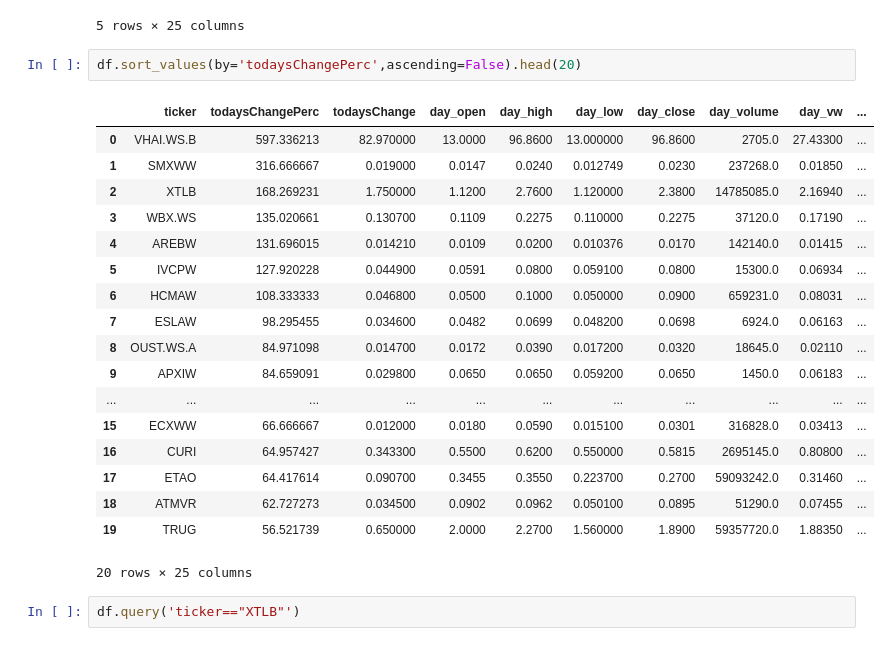
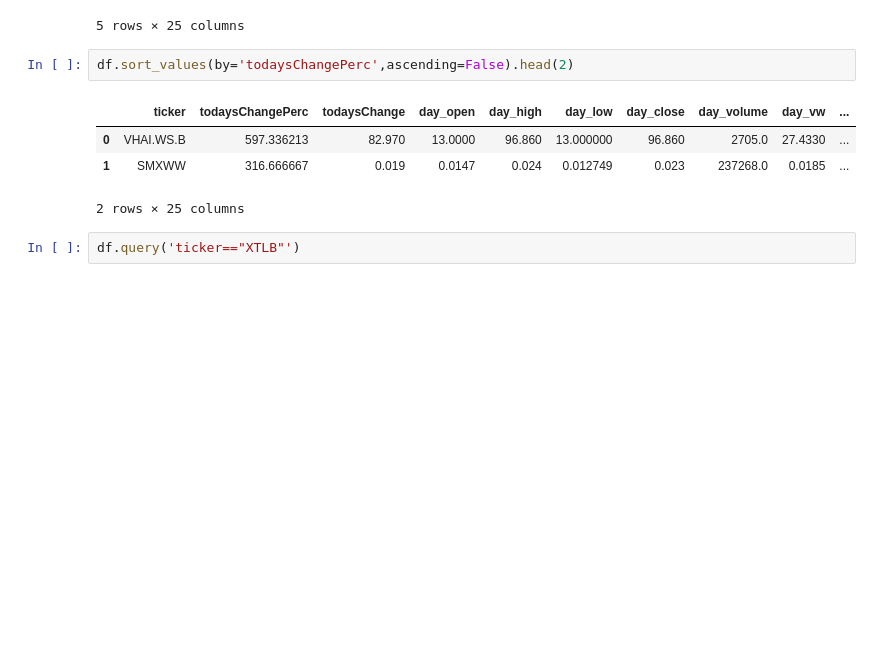
Before and after one commit to maheshpeiris0/Random-Python-Work, a Jupyter notebook: 2024/March/RandomValuesGenerations/random_sp.ipynb, the cells around one changed output. Drawn from its saved outputs; the diff is of its cells as text; blank space fills up the shorter version.

```diff
--- a/2024/March/RandomValuesGenerations/random_sp.ipynb
+++ b/2024/March/RandomValuesGenerations/random_sp.ipynb
@@ -15,26 +15,12 @@ df.head()
 | 4 | AREBW | 131.696015 | 0.01421 | 0.0109 | 0.0200 | 0.010376 | 0.0170 | 142140.0 | 0.01415 | ... |
 5 rows × 25 columns
 # %%
-df.sort_values(by='todaysChangePerc',ascending=False).head(20)
+df.sort_values(by='todaysChangePerc',ascending=False).head(2)
 # %% [output]
 |  | ticker | todaysChangePerc | todaysChange | day_open | day_high | day_low | day_close | day_volume | day_vw | ... |
-| 0 | VHAI.WS.B | 597.336213 | 82.970000 | 13.0000 | 96.8600 | 13.000000 | 96.8600 | 2705.0 | 27.43300 | ... |
-| 1 | SMXWW | 316.666667 | 0.019000 | 0.0147 | 0.0240 | 0.012749 | 0.0230 | 237268.0 | 0.01850 | ... |
-| 2 | XTLB | 168.269231 | 1.750000 | 1.1200 | 2.7600 | 1.120000 | 2.3800 | 14785085.0 | 2.16940 | ... |
-| 3 | WBX.WS | 135.020661 | 0.130700 | 0.1109 | 0.2275 | 0.110000 | 0.2275 | 37120.0 | 0.17190 | ... |
-| 4 | AREBW | 131.696015 | 0.014210 | 0.0109 | 0.0200 | 0.010376 | 0.0170 | 142140.0 | 0.01415 | ... |
-| 5 | IVCPW | 127.920228 | 0.044900 | 0.0591 | 0.0800 | 0.059100 | 0.0800 | 15300.0 | 0.06934 | ... |
-| 6 | HCMAW | 108.333333 | 0.046800 | 0.0500 | 0.1000 | 0.050000 | 0.0900 | 659231.0 | 0.08031 | ... |
-| 7 | ESLAW | 98.295455 | 0.034600 | 0.0482 | 0.0699 | 0.048200 | 0.0698 | 6924.0 | 0.06163 | ... |
-| 8 | OUST.WS.A | 84.971098 | 0.014700 | 0.0172 | 0.0390 | 0.017200 | 0.0320 | 18645.0 | 0.02110 | ... |
-| 9 | APXIW | 84.659091 | 0.029800 | 0.0650 | 0.0650 | 0.059200 | 0.0650 | 1450.0 | 0.06183 | ... |
-| ... | ... | ... | ... | ... | ... | ... | ... | ... | ... | ... |
-| 15 | ECXWW | 66.666667 | 0.012000 | 0.0180 | 0.0590 | 0.015100 | 0.0301 | 316828.0 | 0.03413 | ... |
-| 16 | CURI | 64.957427 | 0.343300 | 0.5500 | 0.6200 | 0.550000 | 0.5815 | 2695145.0 | 0.80800 | ... |
-| 17 | ETAO | 64.417614 | 0.090700 | 0.3455 | 0.3550 | 0.223700 | 0.2700 | 59093242.0 | 0.31460 | ... |
-| 18 | ATMVR | 62.727273 | 0.034500 | 0.0902 | 0.0962 | 0.050100 | 0.0895 | 51290.0 | 0.07455 | ... |
-| 19 | TRUG | 56.521739 | 0.650000 | 2.0000 | 2.2700 | 1.560000 | 1.8900 | 59357720.0 | 1.88350 | ... |
+| 0 | VHAI.WS.B | 597.336213 | 82.970 | 13.0000 | 96.860 | 13.000000 | 96.860 | 2705.0 | 27.4330 | ... |
+| 1 | SMXWW | 316.666667 | 0.019 | 0.0147 | 0.024 | 0.012749 | 0.023 | 237268.0 | 0.0185 | ... |
-20 rows × 25 columns
+2 rows × 25 columns
 # %%
 df.query('ticker=="XTLB"')
 # %% [output]
```
Also changed, not shown: parts of 3 cells of this notebook.
